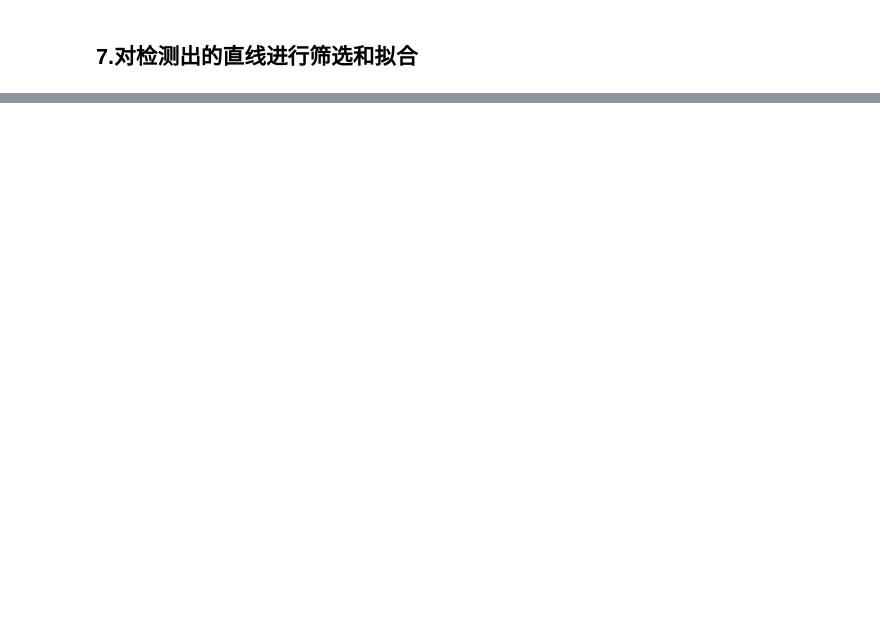
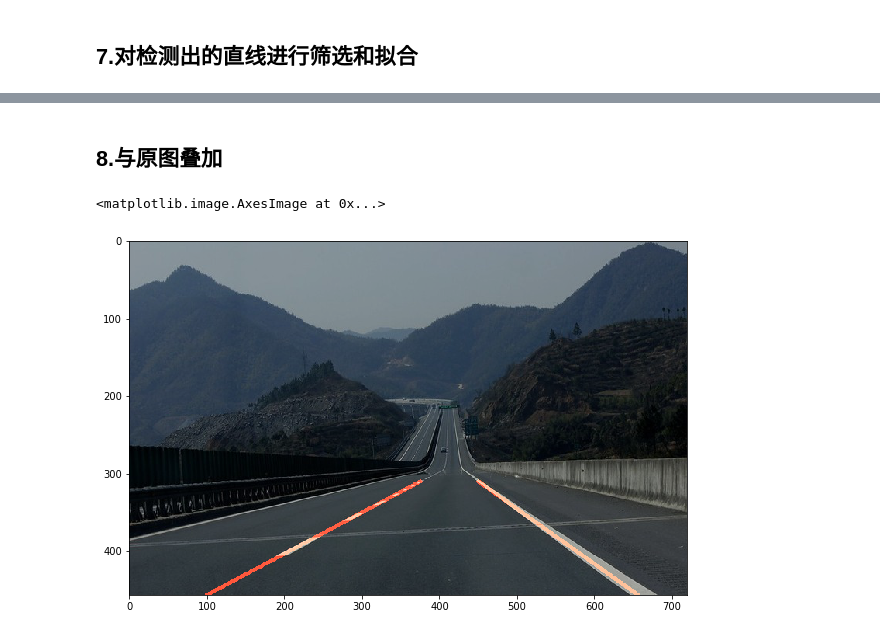
Before and after one commit to hume2011/lane-detection, a Jupyter notebook: lane-detection.ipynb, the cells around one changed output, grey strips where cells are left out. Saved outputs shown, nothing was run; the diff lists cells and outputs as text; code cells hidden in the pictures; blank space fills up the shorter version.

```diff
--- a/lane-detection.ipynb
+++ b/lane-detection.ipynb
@@ -128,0 +180,9 @@ def draw_fit_lines(img, lines):
+# %% [markdown]
+## 8.与原图叠加
+# %%
+done_img = cv2.addWeighted(img, 0.8, fit_img, 1, 0)
+plt.figure(figsize=(10,10))
+plt.imshow(done_img)
+# %% [output]
+<matplotlib.image.AxesImage at 0x...>
+[figure, added]
```
Also changed, not shown: parts of 4 cells of this notebook.
